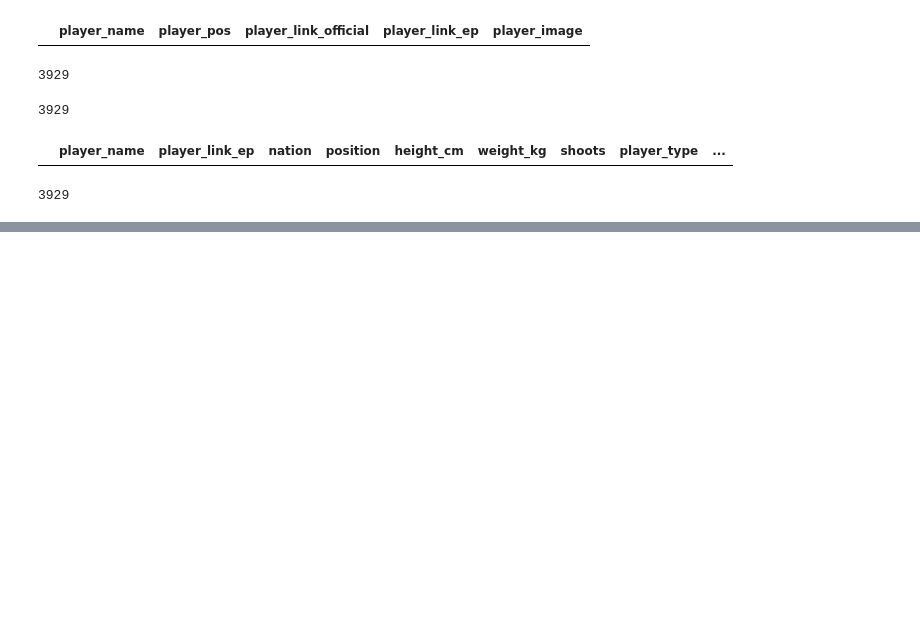
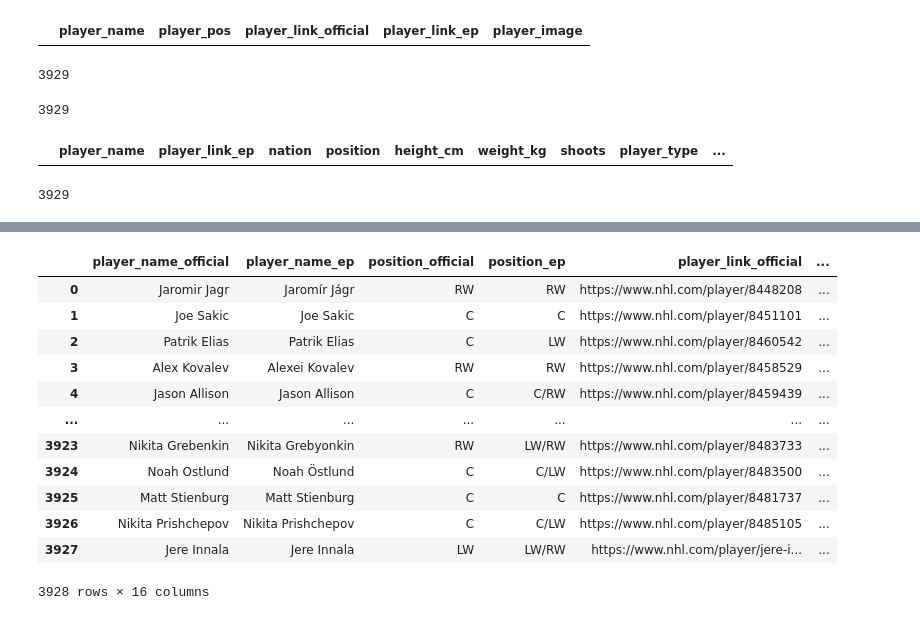
Before and after one commit to shigenogoro/NHL-Prospect-Predictor, a Jupyter notebook: eliteprospects_scraper/player-facts-preparation.ipynb, the cells around one changed output, grey strips where cells are left out. Cells and saved outputs as stored; diff of their text form; code cells hidden in the pictures; blank space fills up the shorter version.

```diff
--- a/eliteprospects_scraper/player-facts-preparation.ipynb
+++ b/eliteprospects_scraper/player-facts-preparation.ipynb
@@ -1227,0 +1263,9 @@ len(nhl_players_metadata_facts)
+# %%
+# Rename Columns
+nhl_players_metadata_facts = nhl_players_metadata_facts.rename(columns={
+    'player_name_x': 'player_name_ep',
+    'player_name_y': 'player_name_official',
+    'player_pos': 'position_official',
+    'position': 'position_ep',
+    'player_image': 'player_image_official'
+})
@@ -1227,0 +1278,16 @@ len(nhl_players_metadata_facts)
+# %%
+nhl_players_metadata_facts
+# %% [output]
+|  | player_name_official | player_name_ep | position_official | position_ep | player_link_official | ... |
+| 0 | Jaromir Jagr | Jaromír Jágr | RW | RW | https://www.nhl.com/player/8448208 | ... |
+| 1 | Joe Sakic | Joe Sakic | C | C | https://www.nhl.com/player/8451101 | ... |
+| 2 | Patrik Elias | Patrik Elias | C | LW | https://www.nhl.com/player/8460542 | ... |
+| 3 | Alex Kovalev | Alexei Kovalev | RW | RW | https://www.nhl.com/player/8458529 | ... |
+| 4 | Jason Allison | Jason Allison | C | C/RW | https://www.nhl.com/player/8459439 | ... |
+| ... | ... | ... | ... | ... | ... | ... |
+| 3923 | Nikita Grebenkin | Nikita Grebyonkin | RW | LW/RW | https://www.nhl.com/player/8483733 | ... |
+| 3924 | Noah Ostlund | Noah Östlund | C | C/LW | https://www.nhl.com/player/8483500 | ... |
+| 3925 | Matt Stienburg | Matt Stienburg | C | C | https://www.nhl.com/player/8481737 | ... |
+| 3926 | Nikita Prishchepov | Nikita Prishchepov | C | C/LW | https://www.nhl.com/player/8485105 | ... |
+| 3927 | Jere Innala | Jere Innala | LW | LW/RW | https://www.nhl.com/player/jere-i... | ... |
+3928 rows × 16 columns
```
Also changed, not shown: parts of 16 cells of this notebook, 4 other files.
